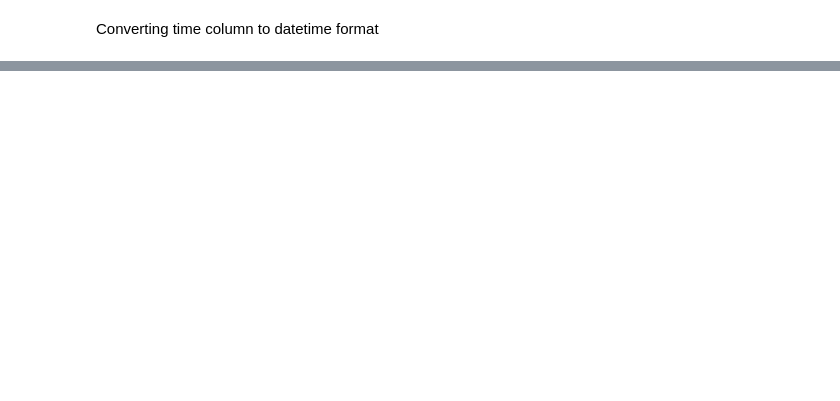
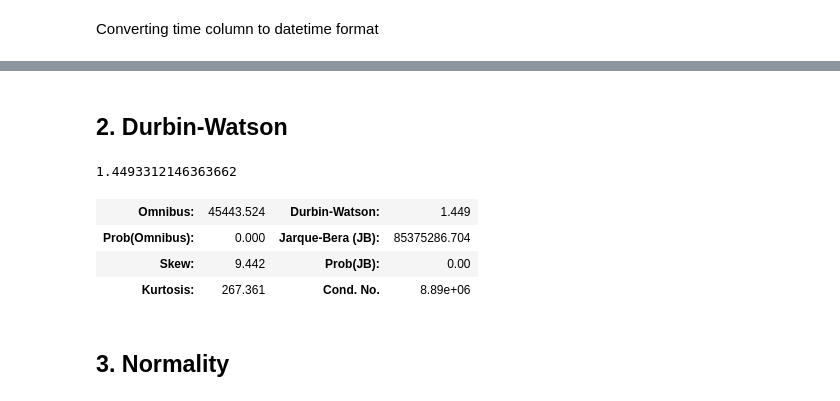
Before and after one commit to drykvf/Housing-Project, a Jupyter notebook: Keanan_code.ipynb, the cells around one changed output, grey strips where cells are left out. Saved outputs shown, nothing was run; the diff lists cells and outputs as text; code cells hidden in the pictures; blank space fills up the shorter version.

```diff
--- a/Keanan_code.ipynb
+++ b/Keanan_code.ipynb
@@ -90,0 +94,4 @@ df_clean = dropper(df, 'duplicates', 'nulls')
+# %%
+
+droping =['id','geometry','address','NAME','DSTNUM']
+df_clean = dropper(df, 'duplicates', 'nulls', droping)
@@ -94,0 +124,20 @@ df_clean['date'] = pd.to_datetime(df_clean['date'], format='%m/%d/%Y')
+# %%
+def convert_boolean(df,x=None):
+    '''
+    This function converts all boolean data into numeric types
+    Used in numeric_df
+    input dataframe
+    '''
+    boolean_cols = df.select_dtypes(include='object').columns
+    column_name = []
+    for col in boolean_cols:
+        if set(df[col].unique()) == {'YES', 'NO'}:
+            df[col] = df[col].replace({"NO": 0, "YES": 1})
+            column_name.append(col)
+            return(df)
+    if x != None:
+        print(f'Boolean Conversions:{column_name}')
+    else:
+        print(display(df.head()),column_name)
+# %%
+df_clean = convert_boolean(df_clean)
@@ -94,0 +457,7 @@ df_clean['date'] = pd.to_datetime(df_clean['date'], format='%m/%d/%Y')
+# %%
+# model
+model_mlr = mlr(df_clean,'price',False, 'fit')
+# X constant
+X = mlr(df_clean,'price',False,'x')
+# y
+Y = df_clean['price']
@@ -94,0 +484,16 @@ df_clean['date'] = pd.to_datetime(df_clean['date'], format='%m/%d/%Y')
+# %% [markdown]
+## 2. Durbin-Watson
+# %%
+dw = sm.stats.stattools.durbin_watson
+dw(resid)
+# %% [output]
+1.4493312146363662
+# %%
+model_mlr.summary().tables[2]
+# %% [output]
+| Omnibus: | 45443.524 | Durbin-Watson: | 1.449 |
+| Prob(Omnibus): | 0.000 | Jarque-Bera (JB): | 85375286.704 |
+| Skew: | 9.442 | Prob(JB): | 0.00 |
+| Kurtosis: | 267.361 | Cond. No. | 8.89e+06 |
+# %% [markdown]
+## 3. Normality
```
Also changed, not shown: parts of 35 cells of this notebook, 20 other files.
